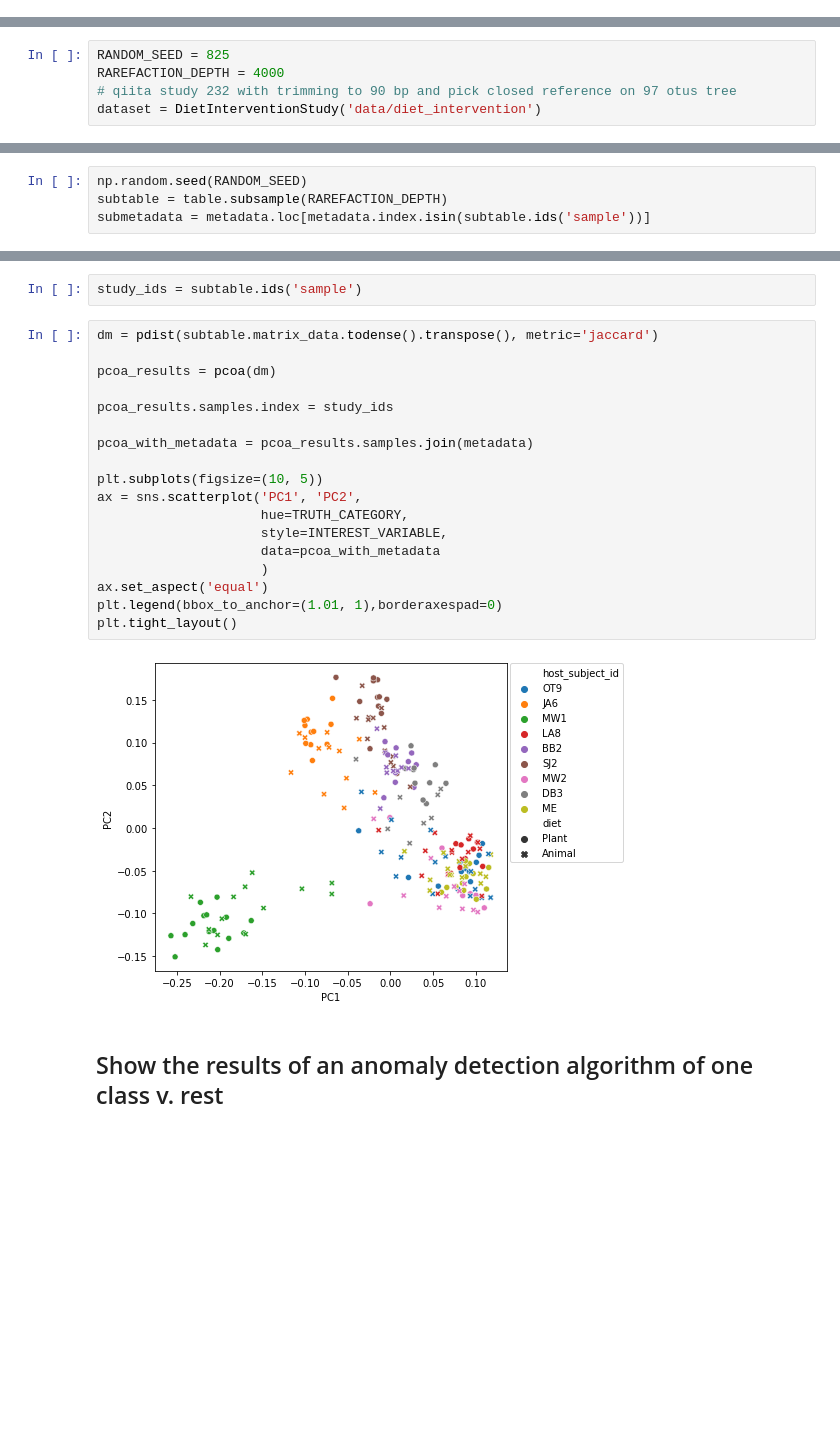
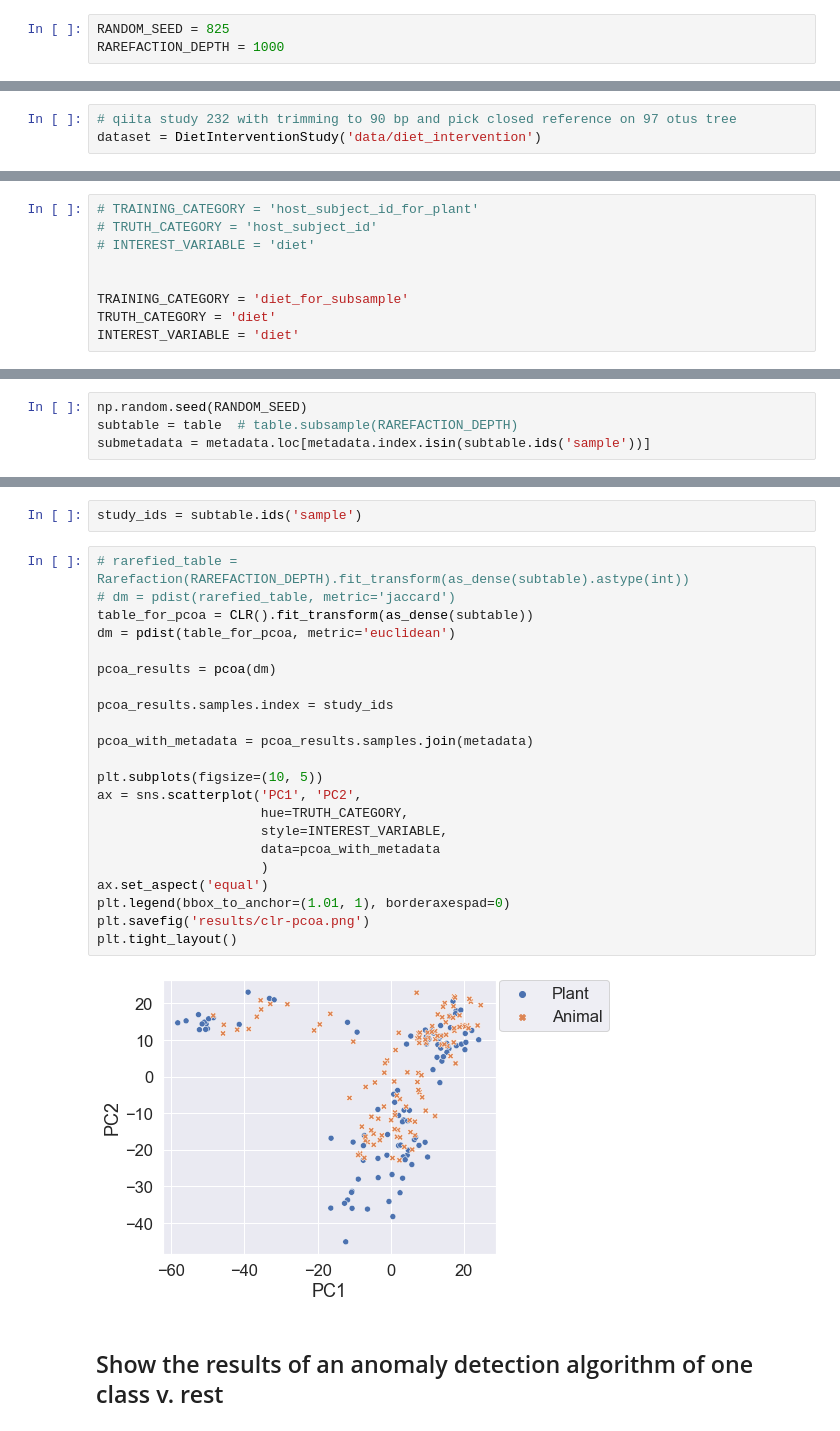
Before and after one commit to gwarmstrong/q2-anomaly-detection, a Jupyter notebook: notebooks/diet-intervention-benchmark.ipynb, the cells around one changed output, grey strips where cells are left out. Drawn from its saved outputs; the diff is of its cells as text; blank space fills up the shorter version.

Commit message:
NEW reflect transform changes in diet intervention benchmark

```diff
--- a/notebooks/diet-intervention-benchmark.ipynb
+++ b/notebooks/diet-intervention-benchmark.ipynb
@@ -14 +18,4 @@ from q2_anomaly_detection.benchmark import Benchmark
 %matplotlib inline
+# %%
+RANDOM_SEED = 825
+RAREFACTION_DEPTH = 1000
@@ -15,6 +113,4 @@ from q2_anomaly_detection.benchmark import Benchmark
 # %%
-RANDOM_SEED = 825
-RAREFACTION_DEPTH = 4000
 # qiita study 232 with trimming to 90 bp and pick closed reference on 97 otus tree
 dataset = DietInterventionStudy('data/diet_intervention')
 # %% [output]
@@ -96,3 +165,12 @@ metadata = metadata.set_index('sample_name')
+# %%
+# TRAINING_CATEGORY = 'host_subject_id_for_plant'
+# TRUTH_CATEGORY = 'host_subject_id'
+# INTEREST_VARIABLE = 'diet'
+
+
+TRAINING_CATEGORY = 'diet_for_subsample'
+TRUTH_CATEGORY = 'diet'
+INTEREST_VARIABLE = 'diet'
 # %%
 metadata[INTEREST_VARIABLE].unique()
 # %% [output]
@@ -110,7 +188,7 @@ table.filter(metadata.index, axis='sample')
 7107 x 210 <class 'biom.table.Table'> with 161609 nonzero entries (10% dense)
 # %%
 np.random.seed(RANDOM_SEED)
-subtable = table.subsample(RAREFACTION_DEPTH)
+subtable = table  # table.subsample(RAREFACTION_DEPTH)
 submetadata = metadata.loc[metadata.index.isin(subtable.ids('sample'))]
 # %%
 subtable.shape
@@ -119,25 +197,29 @@ subtable.shape
 # %%
 study_ids = subtable.ids('sample')
 # %%
-dm = pdist(subtable.matrix_data.todense().transpose(), metric='jaccard')
+# rarefied_table = Rarefaction(RAREFACTION_DEPTH).fit_transform(as_dense(subtable).astype(int))
+# dm = pdist(rarefied_table, metric='jaccard')
+table_for_pcoa = CLR().fit_transform(as_dense(subtable))
+dm = pdist(table_for_pcoa, metric='euclidean')
 
 pcoa_results = pcoa(dm)
 
 pcoa_results.samples.index = study_ids
 
 pcoa_with_metadata = pcoa_results.samples.join(metadata)
 
 plt.subplots(figsize=(10, 5))
 ax = sns.scatterplot('PC1', 'PC2',
                      hue=TRUTH_CATEGORY,
                      style=INTEREST_VARIABLE,
                      data=pcoa_with_metadata
                      )
 ax.set_aspect('equal')
-plt.legend(bbox_to_anchor=(1.01, 1),borderaxespad=0)
+plt.legend(bbox_to_anchor=(1.01, 1), borderaxespad=0)
+plt.savefig('results/clr-pcoa.png')
 plt.tight_layout()
 # %% [output]
-[figure, old version]
+[figure, new version]
 # %% [markdown]
 ## Show the results of an anomaly detection algorithm of one class v. rest
 # %%
```
Also changed, not shown: parts of 17 cells of this notebook.
